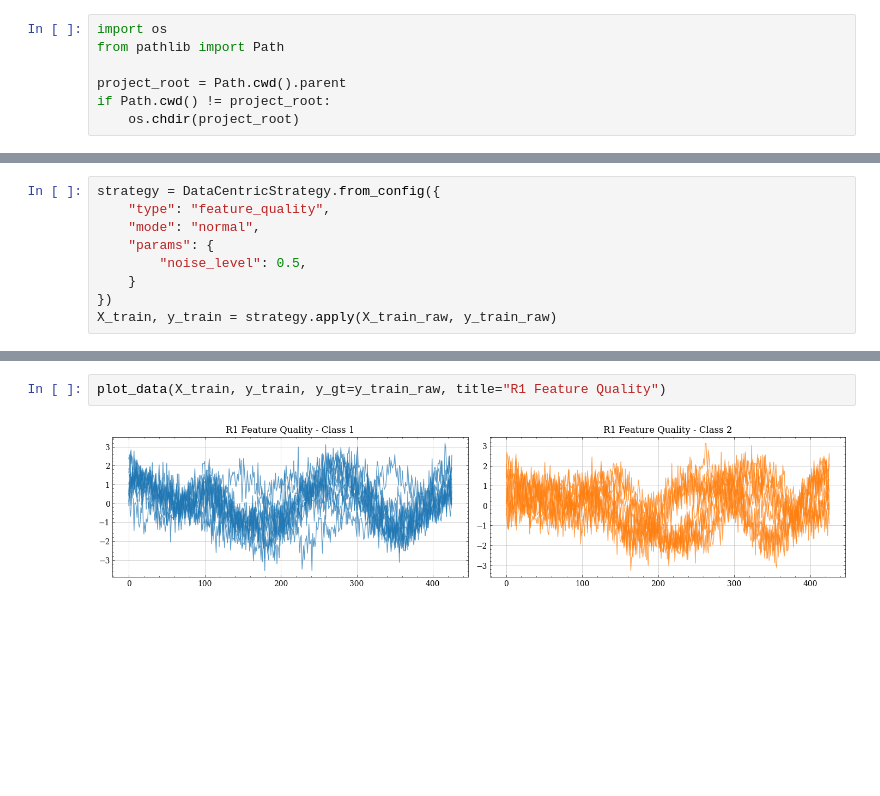
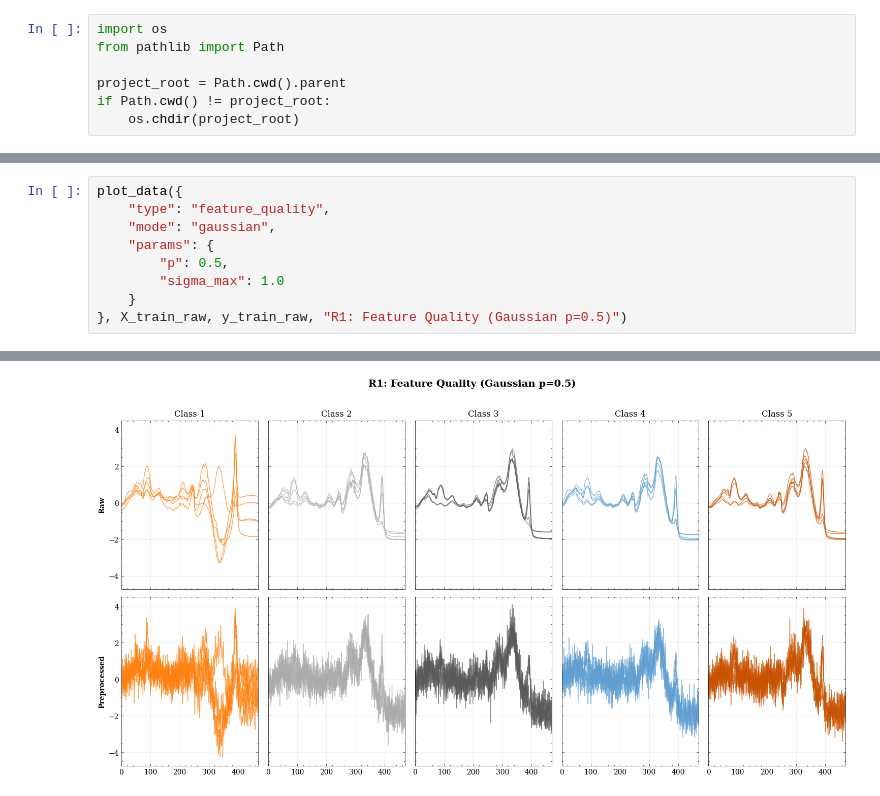
Before and after one commit to LarsBoecking/data-centric-ai, a Jupyter notebook: notebooks/visualize_data_centric.ipynb, the cells around one changed output, grey strips where cells are left out. Saved outputs shown, nothing was run; the diff lists cells and outputs as text; blank space fills up the shorter version.

```diff
--- a/notebooks/visualize_data_centric.ipynb
+++ b/notebooks/visualize_data_centric.ipynb
@@ -74,10 +68,10 @@ plot_data(X_train, y_train, y_gt=y_train_raw, title="R2 Label Quality")
 # %%
-strategy = DataCentricStrategy.from_config({
+plot_data({
     "type": "feature_quality",
-    "mode": "normal",
+    "mode": "gaussian",
     "params": {
-        "noise_level": 0.5,
+        "p": 0.5,
+        "sigma_max": 1.0
     }
-})
-X_train, y_train = strategy.apply(X_train_raw, y_train_raw)
+}, X_train_raw, y_train_raw, "R1: Feature Quality (Gaussian p=0.5)")
 # %% [output]
@@ -90,5 +83,2 @@ X_train, y_train = strategy.apply(X_train_raw, y_train_raw)
+[figure, added]
-# %%
-plot_data(X_train, y_train, y_gt=y_train_raw, title="R1 Feature Quality")
-# %% [output]
-[figure, removed]
 # %%
```
Also changed, not shown: parts of 9 cells of this notebook, 11 other files.
